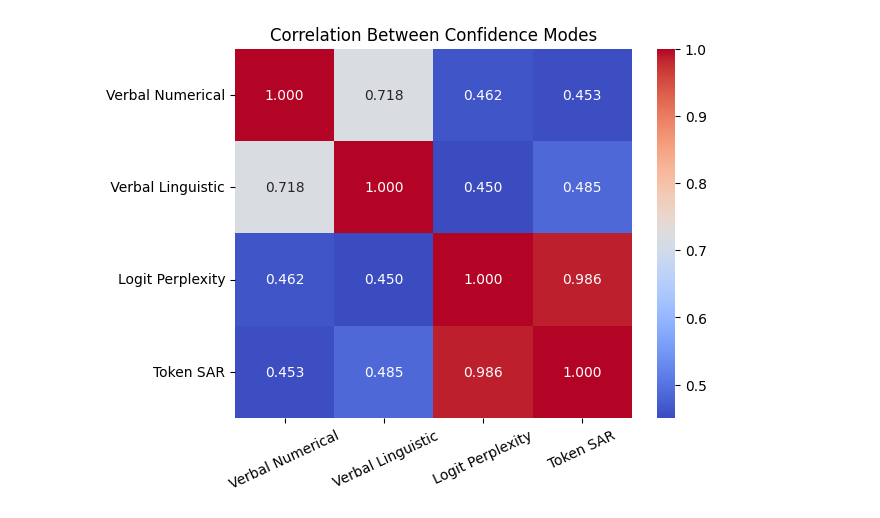
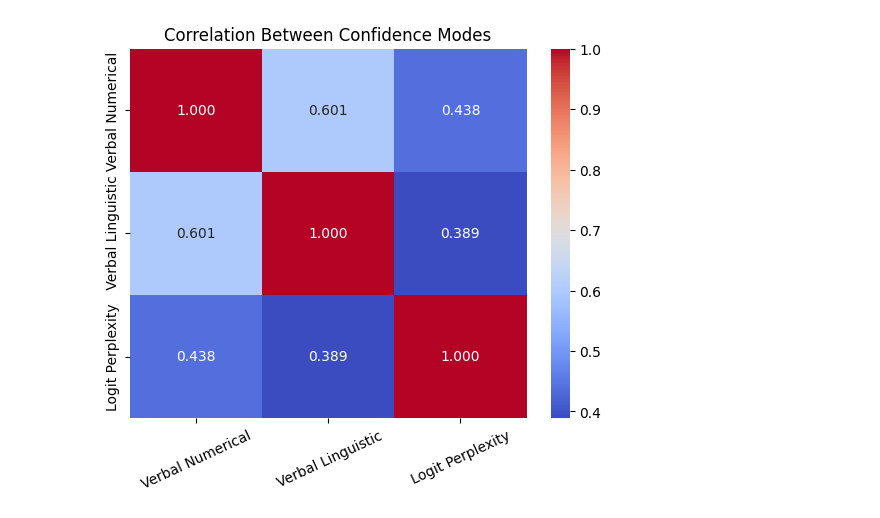
Before and after one commit to Linwei94/LLM-Calibration-Study, a Jupyter notebook: analysis/corrolation_analysis.ipynb, the cells around one changed output. Cells and saved outputs as stored; diff of their text form; code cells hidden in the pictures.

Commit message:
added results

```diff
--- a/analysis/corrolation_analysis.ipynb
+++ b/analysis/corrolation_analysis.ipynb
@@ -7,14 +7,18 @@ import seaborn as sns
 import matplotlib.pyplot as plt
 # %%
 benchmark = "mmlu_pro"
-model = "Llama-3.3-70B-Instruct-Turbo-Free"
+model = "Meta-Llama-3.1-405B-Instruct-Turbo"
 conf = {"verbal_numerical_shared_sampling": "Verbal Numerical",
         "verbal_linguistic_shared_sampling": " Verbal Linguistic",
         "logit_perplexity_shared_sampling": "Logit Perplexity",
         "token_sar_shared_sampling": "Token SAR"}
+conf = {"verbal_numerical_shared_sampling": "Verbal Numerical",
+        "verbal_linguistic_shared_sampling": " Verbal Linguistic",
+        "logit_perplexity_shared_sampling": "Logit Perplexity"}
+examples = "1000"
 
-def get_confidence(benchmark, model, conf):
-    file_path = f"../results/{benchmark}_{model}_{conf}_30.html"
+def get_confidence(benchmark, model, conf, examples):
+    file_path = f"../results/{benchmark}_{model}_{conf}_{examples}.html"
     with open(file_path, "r", encoding="utf-8") as file:
         html_content = file.read()
     soup = BeautifulSoup(html_content, "html.parser")
@@ -22,11 +26,11 @@ def get_confidence(benchmark, model, conf):
     matches = pattern.findall(soup.get_text())
     return np.array(matches, dtype=float)
 # %%
-df = pd.DataFrame({v : get_confidence(benchmark, model, k) for k, v in conf.items()})
+df = pd.DataFrame({v : get_confidence(benchmark, model, k, examples) for k, v in conf.items()})
 corr = df.corr(method='spearman')
 sns.heatmap(corr, annot=True, cmap='coolwarm', fmt=".3f")
 plt.title("Correlation Between Confidence Modes")
 plt.xticks(rotation=25)
 plt.show()
 # %% [output]
-[figure, old version]
+[figure, new version]
```
Also changed, not shown: 17 other files.
